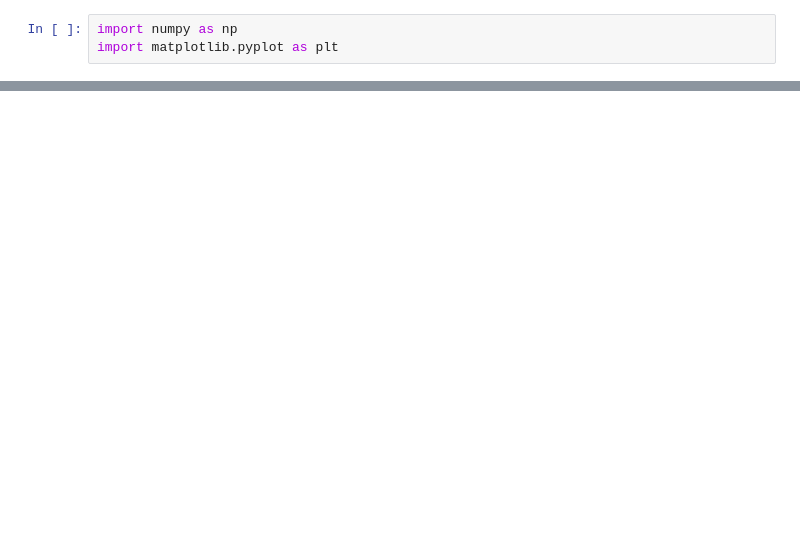
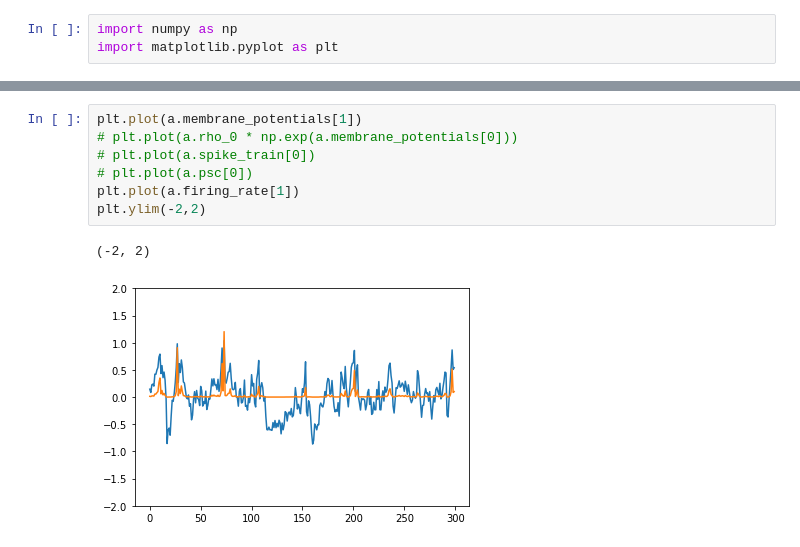
Before and after one commit to superrrpotato/STDP, a Jupyter notebook: STDP.ipynb, the cells around one changed output, grey strips where cells are left out. Saved outputs shown, nothing was run; the diff lists cells and outputs as text; blank space fills up the shorter version.

```diff
--- a/STDP.ipynb
+++ b/STDP.ipynb
@@ -33,0 +95,10 @@ class recurrent_network:
+# %%
+plt.plot(a.membrane_potentials[1])
+# plt.plot(a.rho_0 * np.exp(a.membrane_potentials[0]))
+# plt.plot(a.spike_train[0])
+# plt.plot(a.psc[0])
+plt.plot(a.firing_rate[1])
+plt.ylim(-2,2)
+# %% [output]
+(-2, 2)
+[figure, added]
```
Also changed, not shown: parts of 6 cells of this notebook, 2 other files.
